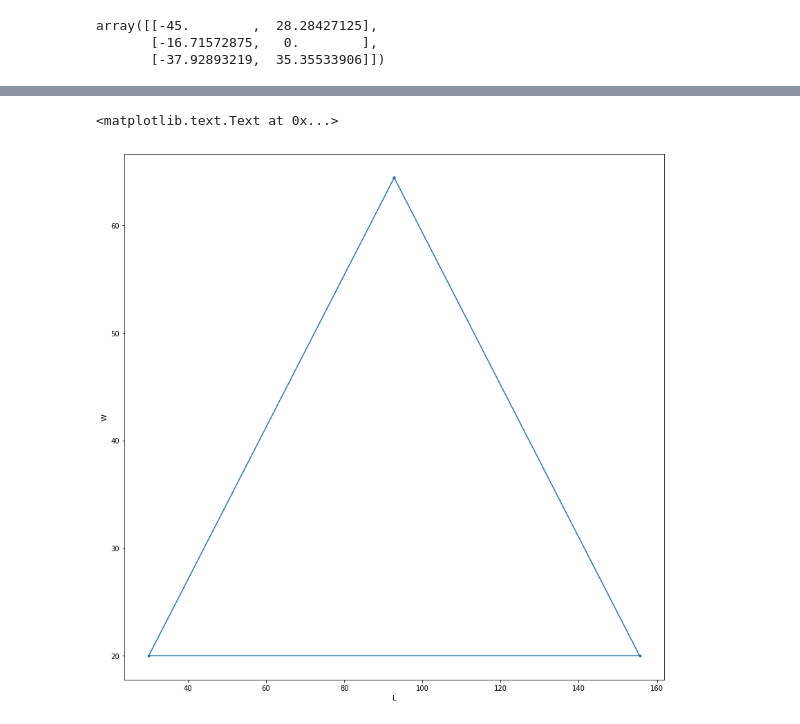
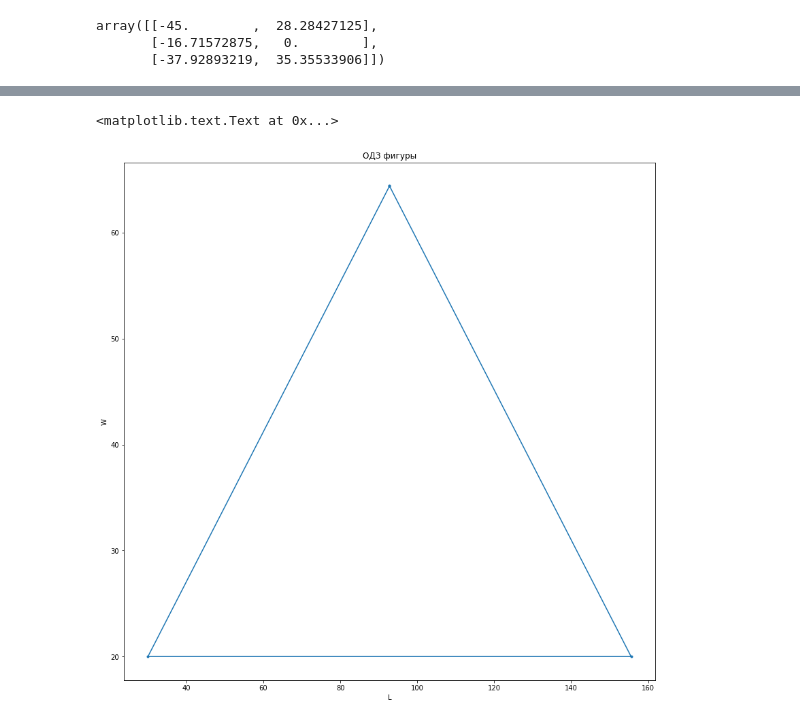
Before and after one commit to alxkorn/ISM, a Jupyter notebook: HW2.ipynb, the cells around one changed output, grey strips where cells are left out. Drawn from its saved outputs; the diff is of its cells as text; code cells hidden in the pictures.

```diff
--- a/HW2.ipynb
+++ b/HW2.ipynb
@@ -177,12 +194,13 @@ plt.axis('equal')
 # %%
 points_bounds = np.array([[15+55*np.sqrt(2),75-15/np.sqrt(2)],
           [30.,20.],
           [110*np.sqrt(2),20.],
           [15+55*np.sqrt(2),75-15/np.sqrt(2)]])
 plt.figure(figsize=(14,14))
 plt.plot(points_bounds[:,0],points_bounds[:,1],'.-')
 plt.xlabel('L')
 plt.ylabel('W')
+plt.title('ОДЗ фигуры')
 # %% [output]
 <matplotlib.text.Text at 0x...>
-[figure, old version]
+[figure, new version]
```
Also changed, not shown: parts of 15 cells of this notebook.
